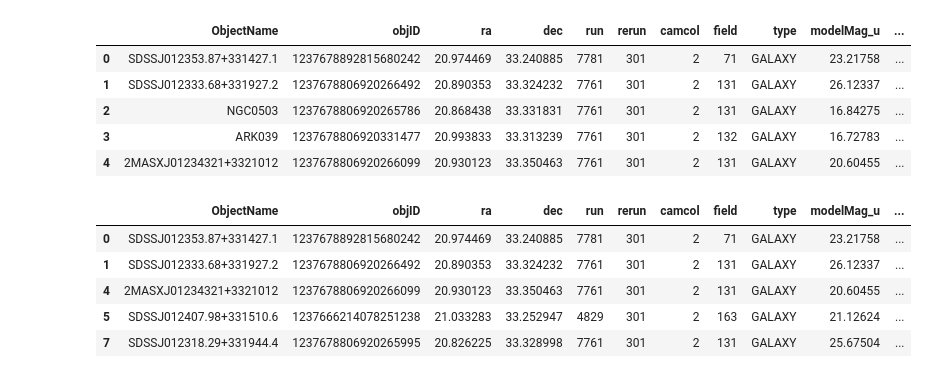
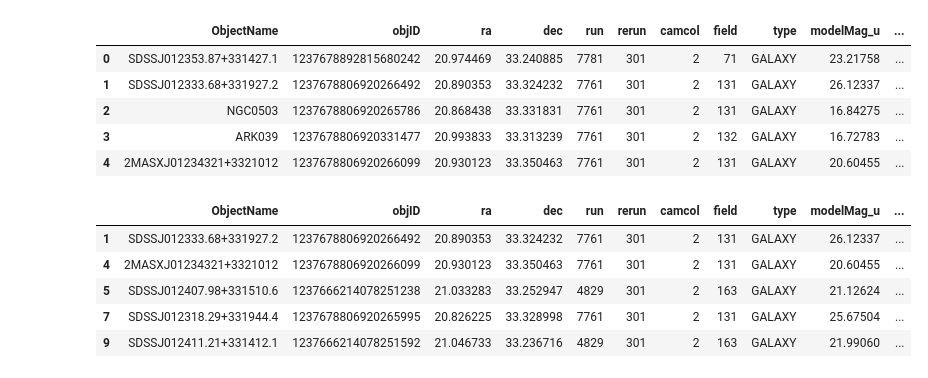
Before and after one commit to danbanan/Perseus-vs-background, a Jupyter notebook: background-filter.ipynb, the cells around one changed output. Saved outputs shown, nothing was run; the diff lists cells and outputs as text; code cells hidden in the pictures.

```diff
--- a/background-filter.ipynb
+++ b/background-filter.ipynb
@@ -35,6 +41,6 @@ ngc383_back.head()
 # %%
-ngc507_all = pd.read_csv('./complete/ngc507.csv')
-ngc507_all.head()
+ngc507 = pd.read_csv('./complete/ngc507.csv')
+ngc507.head()
 # %% [output]
 |  | ObjectName | objID | ra | dec | run | rerun | camcol | field | type | modelMag_u | ... |
 | 0 | SDSSJ012353.87+331427.1 | 1237678892815680242 | 20.974469 | 33.240885 | 7781 | 301 | 2 | 71 | GALAXY | 23.21758 | ... |
@@ -43,15 +49,15 @@ ngc507_all.head()
 | 3 | ARK039 | 1237678806920331477 | 20.993833 | 33.313239 | 7761 | 301 | 2 | 132 | GALAXY | 16.72783 | ... |
 | 4 | 2MASXJ01234321+3321012 | 1237678806920266099 | 20.930123 | 33.350463 | 7761 | 301 | 2 | 131 | GALAXY | 20.60455 | ... |
 # %%
-# Filter out galaxies in the foreground of NGC 507
-ngc507_back = ngc507_all.loc[(ngc507_all['Redshift'] < 0.0125) | (ngc507_all['Redshift'] > 0.0225)]
+# Filter out foreground galaxies
+ngc507_back = ngc507.loc[ngc507['Redshift'] > 0.0225]
 ngc507_back.head()
 # %% [output]
 |  | ObjectName | objID | ra | dec | run | rerun | camcol | field | type | modelMag_u | ... |
-| 0 | SDSSJ012353.87+331427.1 | 1237678892815680242 | 20.974469 | 33.240885 | 7781 | 301 | 2 | 71 | GALAXY | 23.21758 | ... |
 | 1 | SDSSJ012333.68+331927.2 | 1237678806920266492 | 20.890353 | 33.324232 | 7761 | 301 | 2 | 131 | GALAXY | 26.12337 | ... |
 | 4 | 2MASXJ01234321+3321012 | 1237678806920266099 | 20.930123 | 33.350463 | 7761 | 301 | 2 | 131 | GALAXY | 20.60455 | ... |
 | 5 | SDSSJ012407.98+331510.6 | 1237666214078251238 | 21.033283 | 33.252947 | 4829 | 301 | 2 | 163 | GALAXY | 21.12624 | ... |
 | 7 | SDSSJ012318.29+331944.4 | 1237678806920265995 | 20.826225 | 33.328998 | 7761 | 301 | 2 | 131 | GALAXY | 25.67504 | ... |
+| 9 | SDSSJ012411.21+331412.1 | 1237666214078251592 | 21.046733 | 33.236716 | 4829 | 301 | 2 | 163 | GALAXY | 21.99060 | ... |
 # %%
 ngc507_back = ngc507_back.loc[(ngc507_back['modelMag_r'] > 15.5) & (ngc507_back['modelMag_r'] < 16.5)]
```
Also changed, not shown: parts of 14 cells of this notebook, 8 other files.
